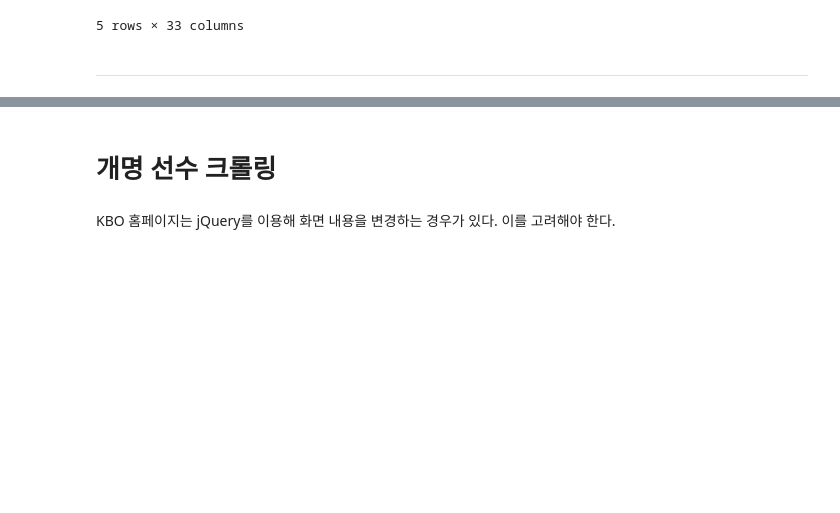
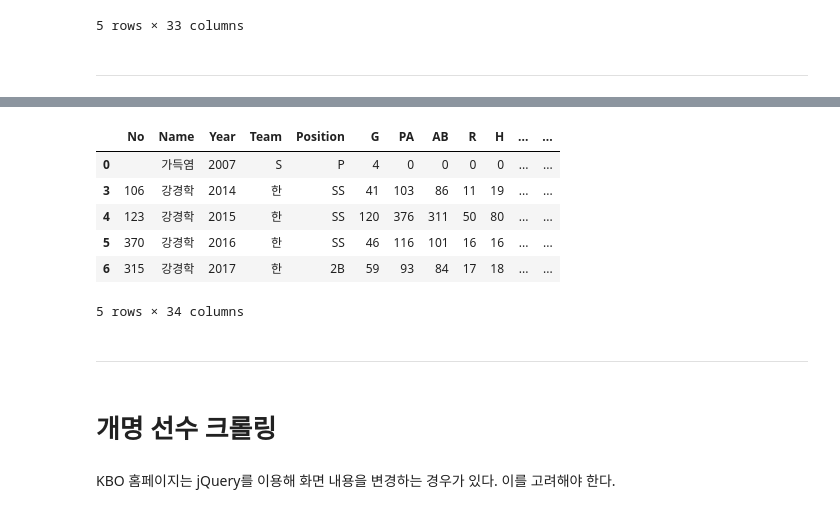
Before and after one commit to ch-4ml/crawling, a Jupyter notebook: KBO_1982_2020_Batter.ipynb, the cells around one changed output, grey strips where cells are left out. Cells and saved outputs as stored; diff of their text form; code cells hidden in the pictures; blank space fills up the shorter version.

```diff
--- a/KBO_1982_2020_Batter.ipynb
+++ b/KBO_1982_2020_Batter.ipynb
@@ -314,0 +332,12 @@ data_salary.head()
+# %%
+for i in range(len(data_salary_next) - 1):
+    currentYear = data_salary_next.loc[i]
+    nextYear = data_salary_next.loc[i+1]
+    print(str(currentYear["Name"]), str(nextYear["Name"]))
+    print(int(currentYear["Year"]), int(nextYear["Year"])- 1)
+
+    if str(currentYear["Name"]) == str(nextYear["Name"]) and int(currentYear["Year"]) == (int(nextYear["Year"]) - 1):
+        data_salary_next["NextSalary"] = nextYear["Salary"]
+    else:
+        data_salary_next = data_salary_next.drop(i, 0)
+    if i > 10: break;
@@ -315,3 +362,15 @@ data_salary.head()
+# %%
+data_salary_next.head()
+# %% [output]
+|  | No | Name | Year | Team | Position | G | PA | AB | R | H | ... | ... |
+| 0 |  | 가득염 | 2007 | S | P | 4 | 0 | 0 | 0 | 0 | ... | ... |
+| 3 | 106 | 강경학 | 2014 | 한 | SS | 41 | 103 | 86 | 11 | 19 | ... | ... |
+| 4 | 123 | 강경학 | 2015 | 한 | SS | 120 | 376 | 311 | 50 | 80 | ... | ... |
+| 5 | 370 | 강경학 | 2016 | 한 | SS | 46 | 116 | 101 | 16 | 16 | ... | ... |
+| 6 | 315 | 강경학 | 2017 | 한 | 2B | 59 | 93 | 84 | 17 | 18 | ... | ... |
+5 rows × 34 columns
+# %% [markdown]
+----
 # %% [markdown]
 # 개명 선수 크롤링
 # %% [markdown]
```
Also changed, not shown: parts of 9 cells of this notebook, 6 other files.
